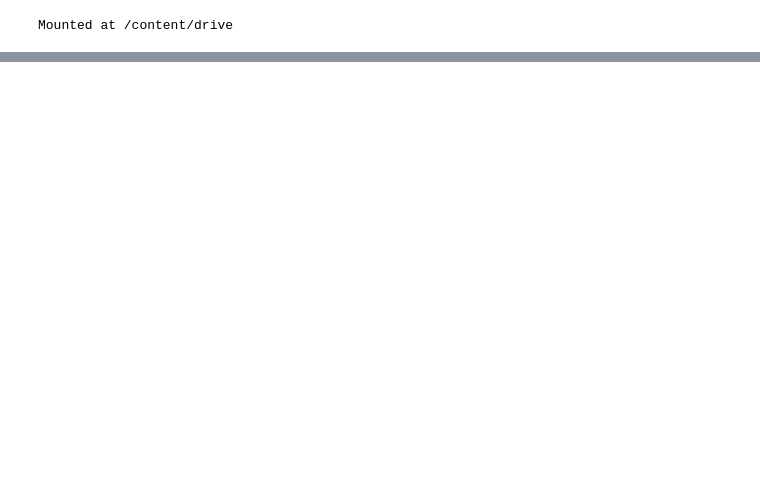
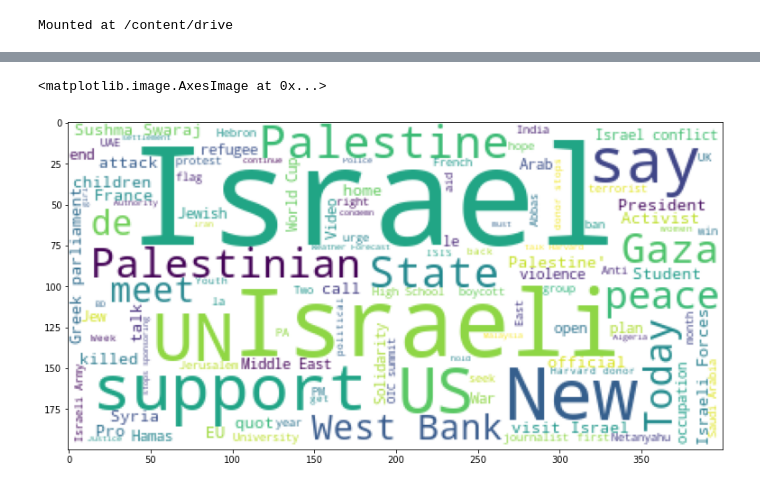
Before and after one commit to AshwinCarvalho999/EDA-on-Hotel-Booking-analysis-project, a Jupyter notebook: Ashwin_Carvalho_News_Popularity_Prediction_in_Social_Media_Capstone_Project.ipynb, the cells around one changed output, grey strips where cells are left out. Cells and saved outputs as stored; diff of their text form; code cells hidden in the pictures; blank space fills up the shorter version.

```diff
--- a/Ashwin_Carvalho_News_Popularity_Prediction_in_Social_Media_Capstone_Project.ipynb
+++ b/Ashwin_Carvalho_News_Popularity_Prediction_in_Social_Media_Capstone_Project.ipynb
@@ -687,0 +257,9 @@ sns.regplot(y_test,y_preds)
+# %%
+from wordcloud import WordCloud
+plt.figure(figsize=(13,8))
+text = ' '.join(df.Title[df['Topic']=='palestine'])
+wc = WordCloud(background_color='white',stopwords=stopwords).generate(text)
+plt.imshow(wc)
+# %% [output]
+<matplotlib.image.AxesImage at 0x...>
+[figure, added]
```
Also changed, not shown: parts of 126 cells of this notebook.
